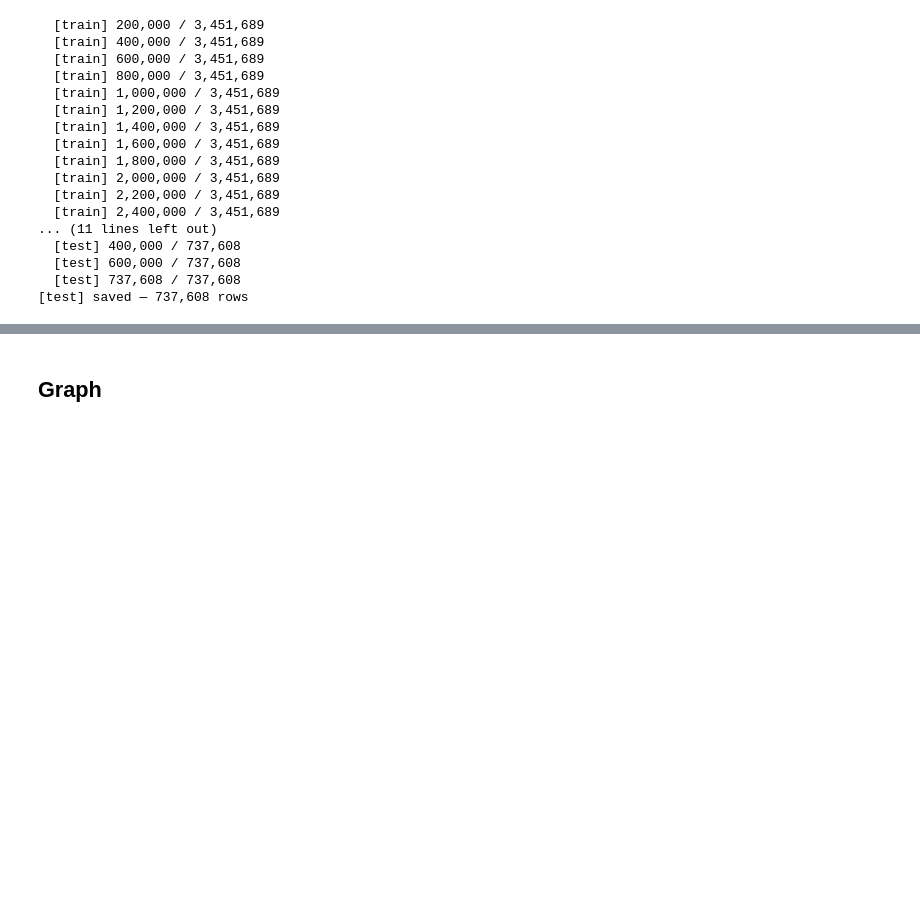
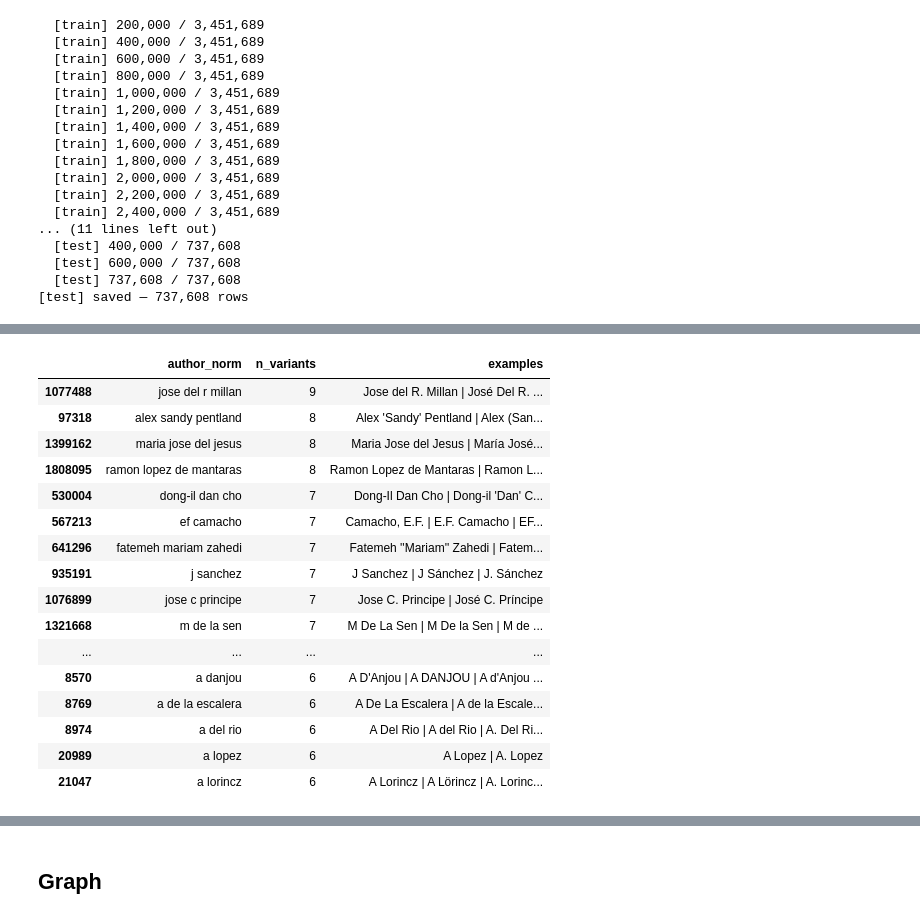
Before and after one commit to SergioFernandezDiz/Data-Projects-Hackathon_3-25-26, a Jupyter notebook: code.ipynb, the cells around one changed output, grey strips where cells are left out. Cells and saved outputs as stored; diff of their text form; code cells hidden in the pictures; blank space fills up the shorter version.

```diff
--- a/code.ipynb
+++ b/code.ipynb
@@ -2570,23 +2275,53 @@ del df_preview
 # %%
-df_preview = pd.read_parquet("data/train_normalized.parquet", columns=["author_names_raw", "author_names_ascii"])
+df_preview = pd.read_parquet("data/train_normalized.parquet", columns=["authors"])
 
 author_alias_rows = []
 for _, row in df_preview.iterrows():
-    for raw_name, ascii_name in zip(row["author_names_raw"], row["author_names_ascii"]):
-        author_alias_rows.append({"author_ascii": ascii_name, "author_raw": raw_name})
+    for author in ensure_list(row["authors"]):
+        if not isinstance(author, dict):
+            continue
+
+        raw_name = normalize_text(author.get("name"), lowercase=False)
+        norm_name = normalize_author_name(author.get("name"))
+
+        if raw_name and norm_name:
+            author_alias_rows.append({
+                "author_norm": norm_name,
+                "author_raw": raw_name,
+            })
 
 del df_preview
 
 author_alias_df = pd.DataFrame(author_alias_rows)
+
 author_alias_summary = (
-    author_alias_df.groupby("author_ascii")
+    author_alias_df.groupby("author_norm")
     .agg(
         n_variants=("author_raw", "nunique"),
         examples=("author_raw", lambda x: " | ".join(sorted(set(list(x)[:10]))[:5]))
     )
     .reset_index()
-    .sort_values(["n_variants", "author_ascii"], ascending=[False, True])
+    .sort_values(["n_variants", "author_norm"], ascending=[False, True])
 )
+
 author_alias_summary = author_alias_summary[author_alias_summary["n_variants"] > 1]
 display(author_alias_summary.head(20))
 del author_alias_df
+# %% [output]
+|  | author_norm | n_variants | examples |
+| 1077488 | jose del r millan | 9 | Jose del R. Millan | José Del R. ... |
+| 97318 | alex sandy pentland | 8 | Alex 'Sandy' Pentland | Alex (San... |
+| 1399162 | maria jose del jesus | 8 | Maria Jose del Jesus | María José... |
+| 1808095 | ramon lopez de mantaras | 8 | Ramon Lopez de Mantaras | Ramon L... |
+| 530004 | dong-il dan cho | 7 | Dong-Il Dan Cho | Dong-il 'Dan' C... |
+| 567213 | ef camacho | 7 | Camacho, E.F. | E.F. Camacho | EF... |
+| 641296 | fatemeh mariam zahedi | 7 | Fatemeh ''Mariam'' Zahedi | Fatem... |
+| 935191 | j sanchez | 7 | J Sanchez | J Sánchez | J. Sánchez |
+| 1076899 | jose c principe | 7 | Jose C. Principe | José C. Príncipe |
+| 1321668 | m de la sen | 7 | M De La Sen | M De la Sen | M de ... |
+| ... | ... | ... | ... |
+| 8570 | a danjou | 6 | A D'Anjou | A DANJOU | A d'Anjou ... |
+| 8769 | a de la escalera | 6 | A De La Escalera | A de la Escale... |
+| 8974 | a del rio | 6 | A Del Rio | A del Rio | A. Del Ri... |
+| 20989 | a lopez | 6 | A Lopez | A. Lopez |
+| 21047 | a lorincz | 6 | A Lorincz | A Lörincz | A. Lorinc... |
```
Also changed, not shown: parts of 70 cells of this notebook, 1 other file.
